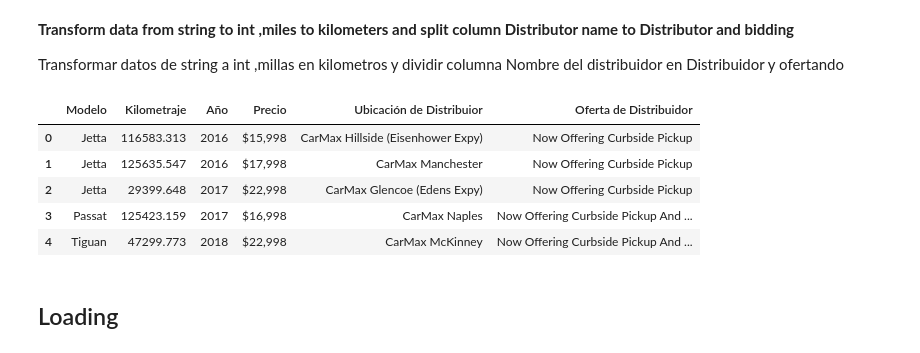
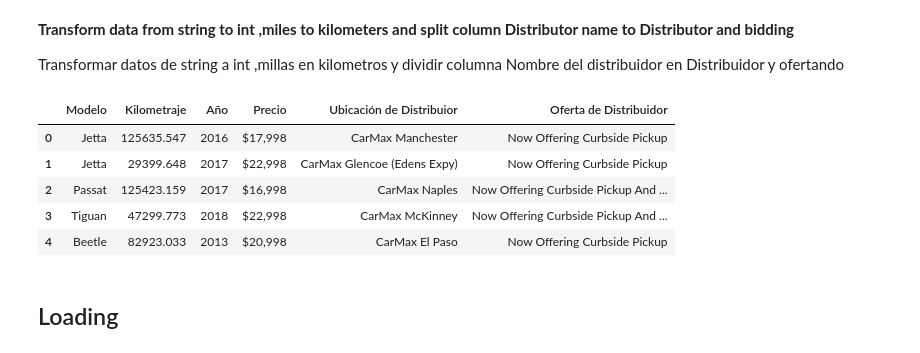
Before and after one commit to DanielGroup4/PortafolioProjects, a Jupyter notebook: Web_scraping_from_API/etl_process_mysql.ipynb, the cells around one changed output. Drawn from its saved outputs; the diff is of its cells as text; code cells hidden in the pictures.

```diff
--- a/Web_scraping_from_API/etl_process_mysql.ipynb
+++ b/Web_scraping_from_API/etl_process_mysql.ipynb
@@ -273,15 +273,15 @@ def transform(data):
     data.drop(['Nombre del distribuidor'], axis=1, inplace = True)
     return data
 # %%
-td = transform(extracted_data)
-td.head()
+transform_data = transform(extracted_data)
+transform_data.head()
 # %% [output]
 |  | Modelo | Kilometraje | Año | Precio | Ubicación de Distribuior | Oferta de Distribuidor |
-| 0 | Jetta | 116583.313 | 2016 | $15,998 | CarMax Hillside (Eisenhower Expy) | Now Offering Curbside Pickup |
-| 1 | Jetta | 125635.547 | 2016 | $17,998 | CarMax Manchester | Now Offering Curbside Pickup |
-| 2 | Jetta | 29399.648 | 2017 | $22,998 | CarMax Glencoe (Edens Expy) | Now Offering Curbside Pickup |
-| 3 | Passat | 125423.159 | 2017 | $16,998 | CarMax Naples | Now Offering Curbside Pickup And ... |
-| 4 | Tiguan | 47299.773 | 2018 | $22,998 | CarMax McKinney | Now Offering Curbside Pickup And ... |
+| 0 | Jetta | 125635.547 | 2016 | $17,998 | CarMax Manchester | Now Offering Curbside Pickup |
+| 1 | Jetta | 29399.648 | 2017 | $22,998 | CarMax Glencoe (Edens Expy) | Now Offering Curbside Pickup |
+| 2 | Passat | 125423.159 | 2017 | $16,998 | CarMax Naples | Now Offering Curbside Pickup And ... |
+| 3 | Tiguan | 47299.773 | 2018 | $22,998 | CarMax McKinney | Now Offering Curbside Pickup And ... |
+| 4 | Beetle | 82923.033 | 2013 | $20,998 | CarMax El Paso | Now Offering Curbside Pickup |
 # %% [markdown]
 ## Loading
 # %%
```
Also changed, not shown: parts of 50 cells of this notebook, 3 other files.
